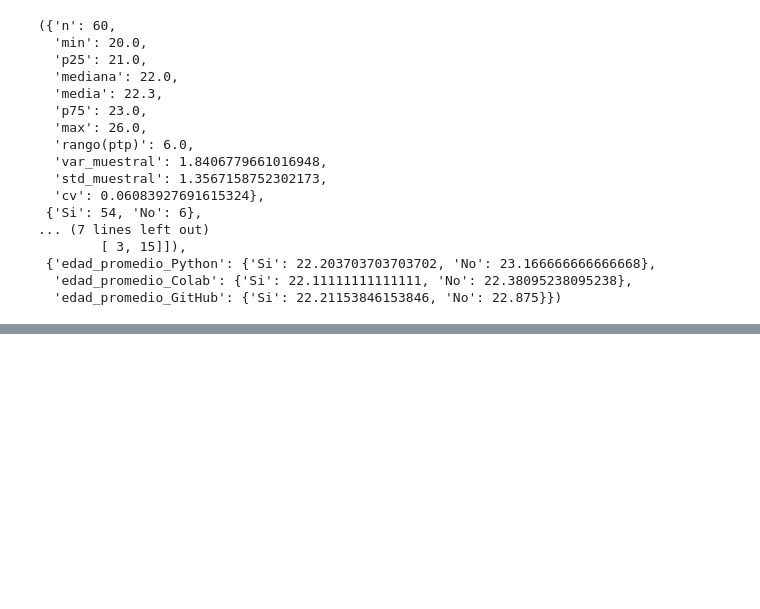
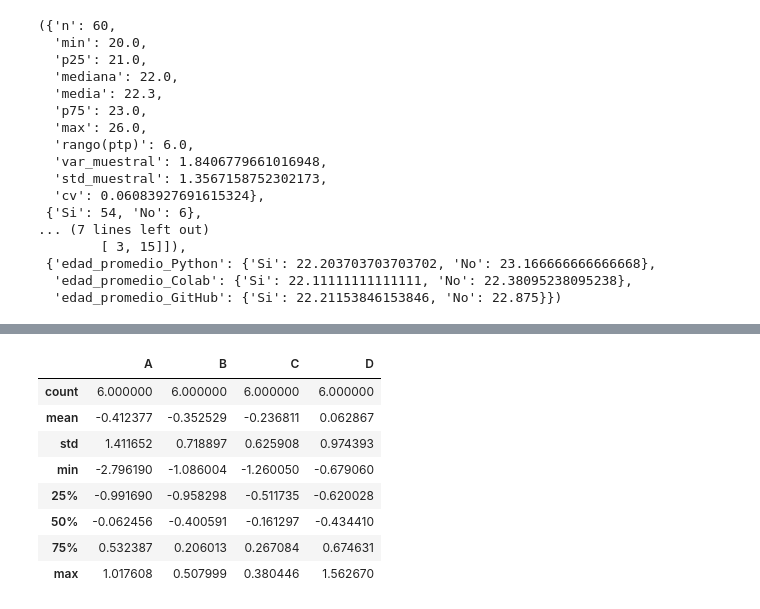
Before and after one commit to 173479/mineriaDeDatos, a Jupyter notebook: Mineria_De_Datos.ipynb, the cells around one changed output, grey strips where cells are left out. Saved outputs shown, nothing was run; the diff lists cells and outputs as text; code cells hidden in the pictures; blank space fills up the shorter version.

```diff
--- a/Mineria_De_Datos.ipynb
+++ b/Mineria_De_Datos.ipynb
@@ -686,0 +706,4 @@ summary_age, freq_python, freq_colab, freq_gh, tab_py_colab, tab_py_gh, tab_cola
+# %%
+#esto es un rango, puede generar una serie de dias o indice de tiempo
+dates = pd.date_range("20130101", periods=6)
+dates
@@ -686,0 +714,5 @@ summary_age, freq_python, freq_colab, freq_gh, tab_py_colab, tab_py_gh, tab_cola
+# %%
+#se genera un arrelgo bidi con numetos aleatorio y se genera un dara frame, se
+#separa cada dato como una lista y se le asignan a las columnas
+df = pd.DataFrame(np.random.randn(6, 4), index=dates, columns=list("ABCD"))
+df
@@ -686,0 +789,13 @@ summary_age, freq_python, freq_colab, freq_gh, tab_py_colab, tab_py_gh, tab_cola
+# %%
+#comando para saber diferentes comceptos de las variaciones de los datos
+df.describe()
+# %% [output]
+|  | A | B | C | D |
+| count | 6.000000 | 6.000000 | 6.000000 | 6.000000 |
+| mean | -0.412377 | -0.352529 | -0.236811 | 0.062867 |
+| std | 1.411652 | 0.718897 | 0.625908 | 0.974393 |
+| min | -2.796190 | -1.086004 | -1.260050 | -0.679060 |
+| 25% | -0.991690 | -0.958298 | -0.511735 | -0.620028 |
+| 50% | -0.062456 | -0.400591 | -0.161297 | -0.434410 |
+| 75% | 0.532387 | 0.206013 | 0.267084 | 0.674631 |
+| max | 1.017608 | 0.507999 | 0.380446 | 1.562670 |
```
Also changed, not shown: parts of 19 cells of this notebook.
